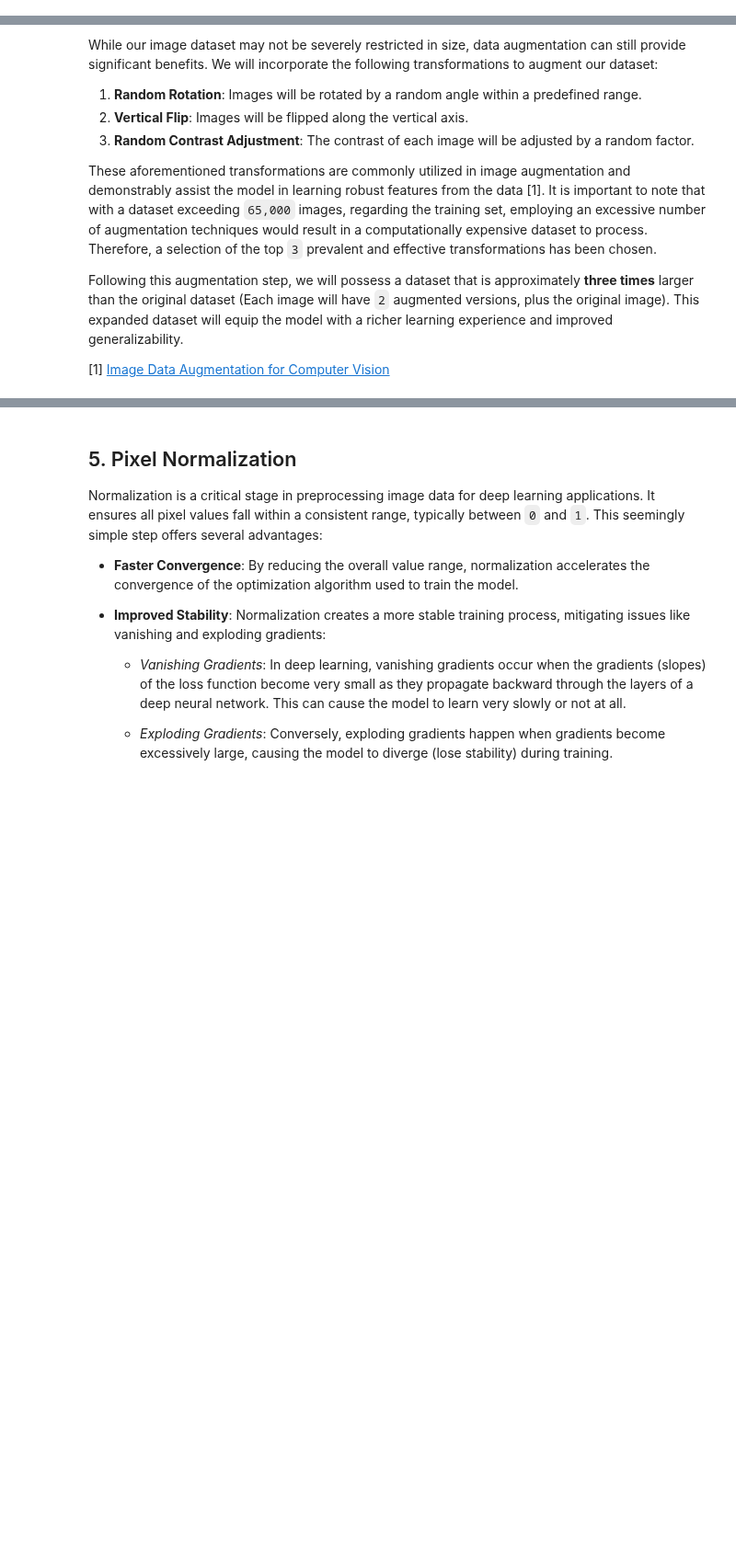
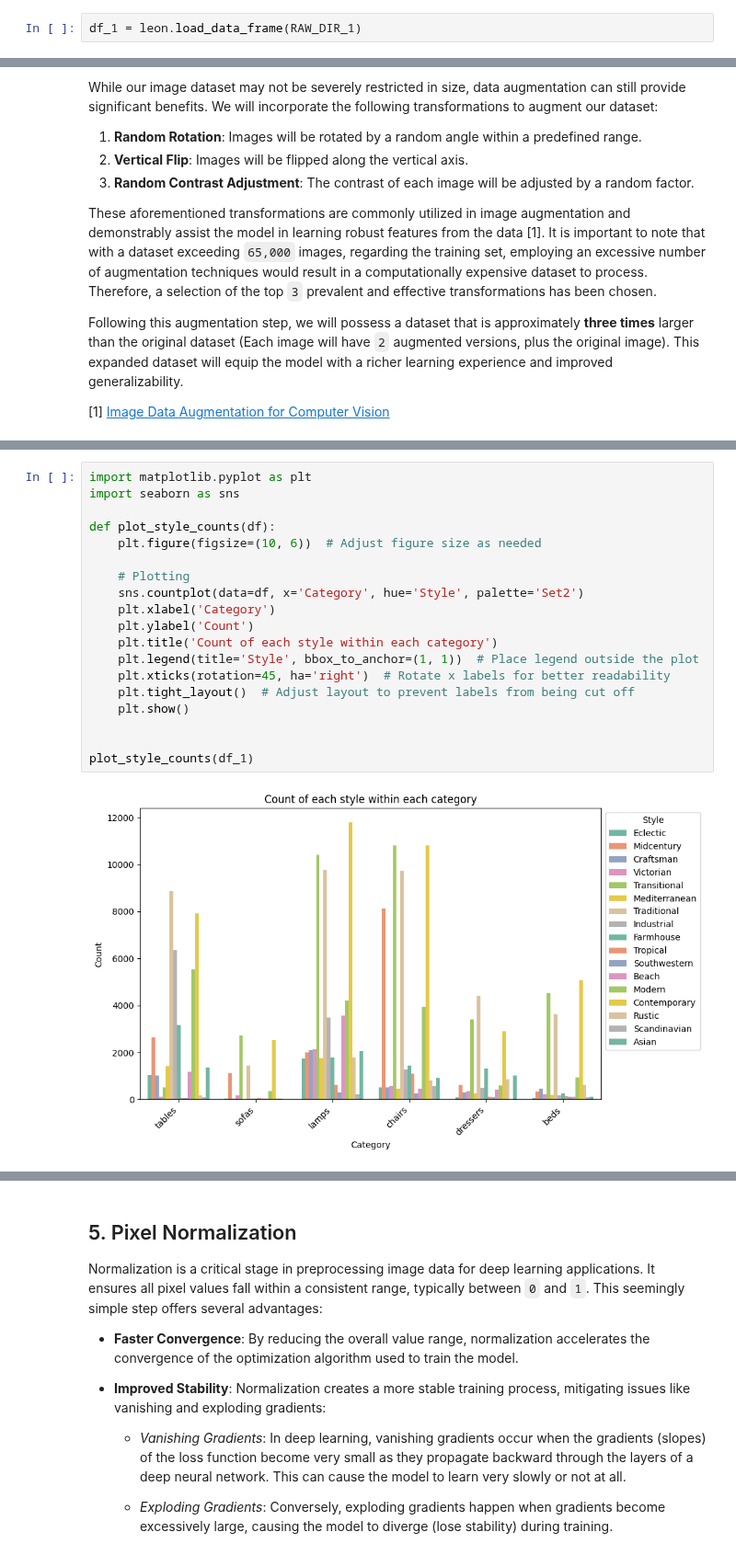
Before and after one commit to Mudoker/furniture-recognition-model, a Jupyter notebook: notebooks/data_analysis/data_preprocessing.ipynb, the cells around one changed output, grey strips where cells are left out. Shown at 92% size. Drawn from its saved outputs; the diff is of its cells as text; blank space fills up the shorter version.

```diff
--- a/notebooks/data_analysis/data_preprocessing.ipynb
+++ b/notebooks/data_analysis/data_preprocessing.ipynb
@@ -425,0 +382,2 @@ df_train.head()
+# %%
+df_1 = leon.load_data_frame(RAW_DIR_1)
@@ -441,0 +462,21 @@ Following this augmentation step, we will possess a dataset that is approximatel
+# %%
+import matplotlib.pyplot as plt
+import seaborn as sns
+
+def plot_style_counts(df):
+    plt.figure(figsize=(10, 6))  # Adjust figure size as needed
+
+    # Plotting
+    sns.countplot(data=df, x='Category', hue='Style', palette='Set2')
+    plt.xlabel('Category')
+    plt.ylabel('Count')
+    plt.title('Count of each style within each category')
+    plt.legend(title='Style', bbox_to_anchor=(1, 1))  # Place legend outside the plot
+    plt.xticks(rotation=45, ha='right')  # Rotate x labels for better readability
+    plt.tight_layout()  # Adjust layout to prevent labels from being cut off
+    plt.show()
+
+
+plot_style_counts(df_1)
+# %% [output]
+[figure, added]
```
Also changed, not shown: parts of 34 cells of this notebook, 13 other files.
